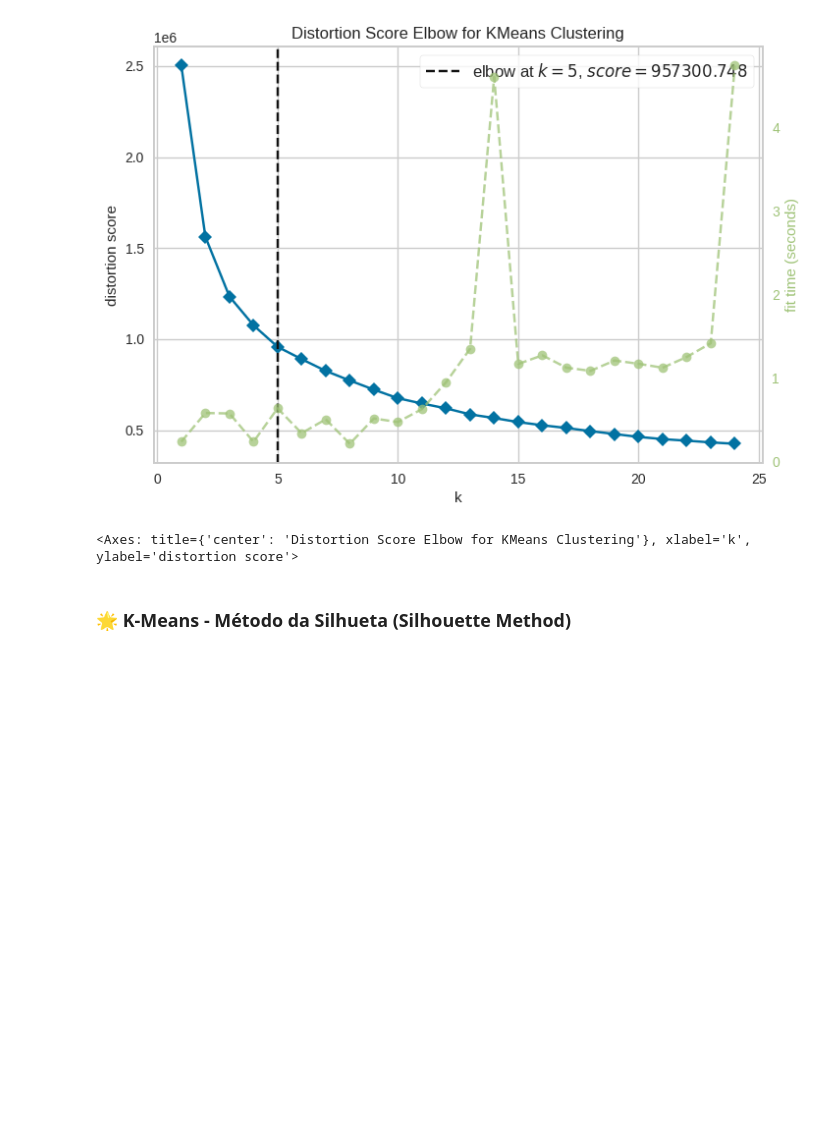
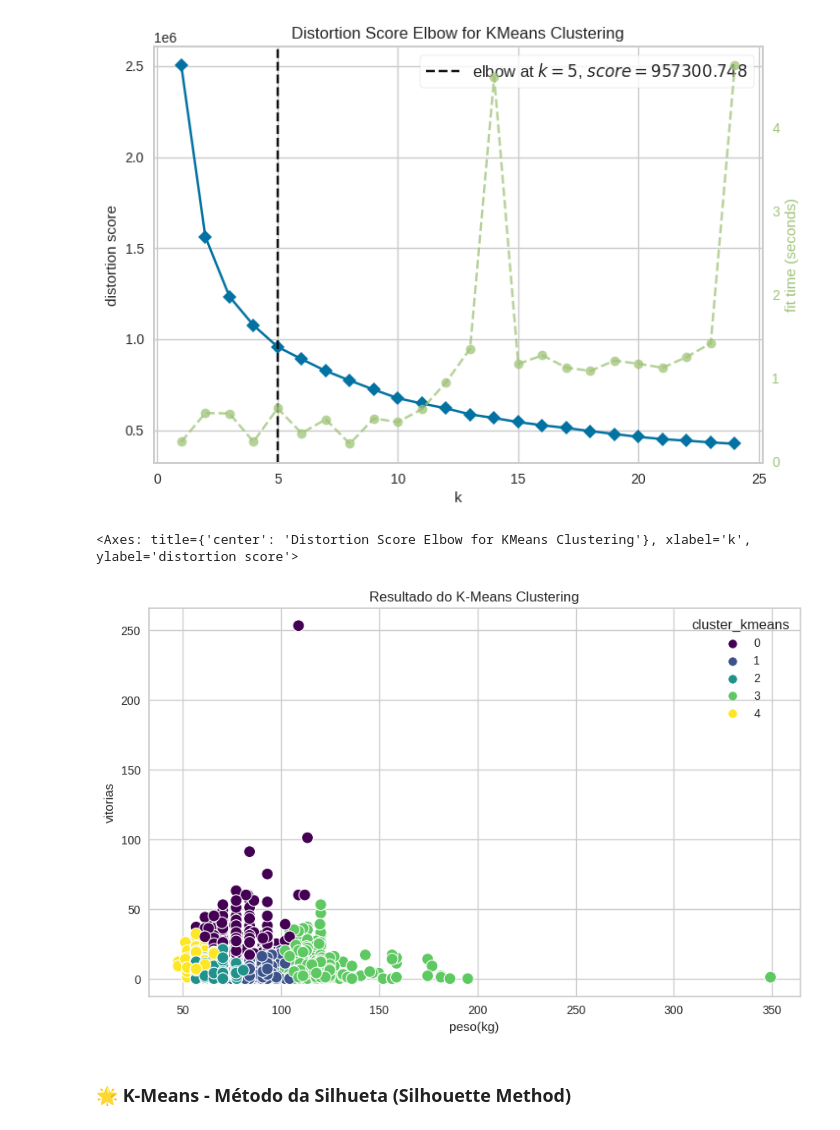
Before and after one commit to Texugo-928/Santander_ML2, a Jupyter notebook: Projeto.ipynb, the cells around one changed output. Drawn from its saved outputs; the diff is of its cells as text; code cells hidden in the pictures; blank space fills up the shorter version.

```diff
--- a/Projeto.ipynb
+++ b/Projeto.ipynb
@@ -530,6 +532,19 @@ model.fit(df_tratado_atributos)
 
 # Definindo os clusters
 clusters = model.predict(df_tratado_atributos)
+# %%
+# Adicionar os rótulos ao DataFrame original
+df_tratado_atributos['cluster_kmeans'] = clusters
+
+# Visualizar os resultados
+plt.figure(figsize=(10, 6))
+sns.scatterplot(x='peso(kg)', y='vitorias', hue='cluster_kmeans', data=df_tratado_atributos, palette='viridis', s=100)
+plt.title('Resultado do K-Means Clustering')
+plt.xlabel('peso(kg)')
+plt.ylabel('vitorias')
+plt.show()
+# %% [output]
+[figure, added]
 # %% [markdown]
 ### 🌟 K-Means - Método da Silhueta (Silhouette Method)
 # %%
```
Also changed, not shown: parts of 9 cells of this notebook.
